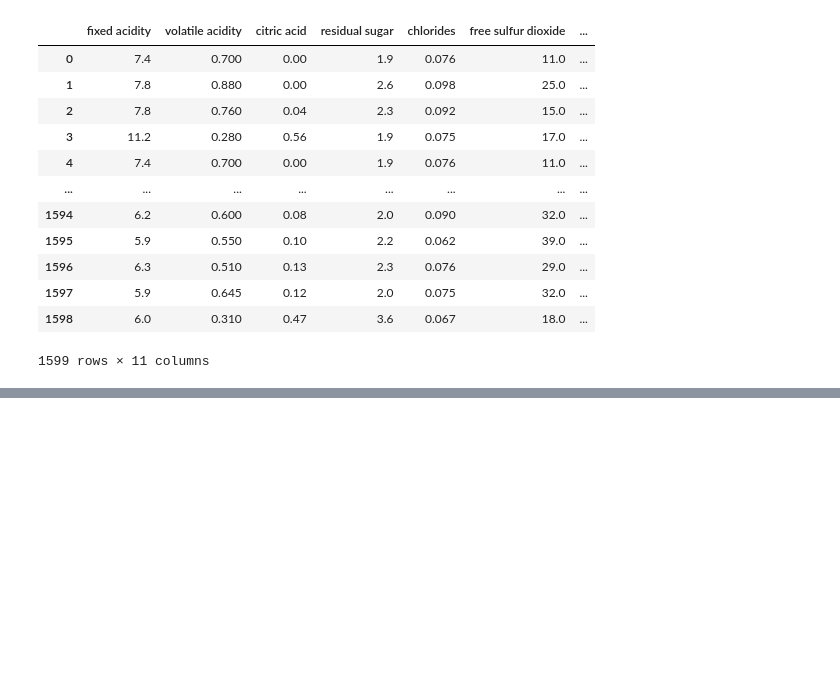
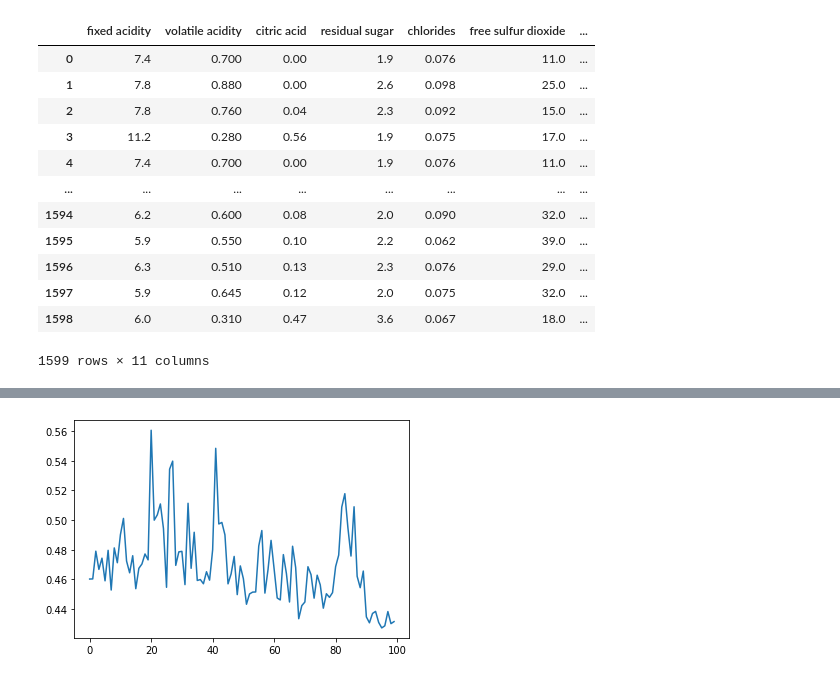
Before and after one commit to ayushsubedi/TBC_2021_deep_learning, a Jupyter notebook: 5_Stochastic_Gradient_Descent.ipynb, the cells around one changed output, grey strips where cells are left out. Cells and saved outputs as stored; diff of their text form; code cells hidden in the pictures; blank space fills up the shorter version.

```diff
--- a/5_Stochastic_Gradient_Descent.ipynb
+++ b/5_Stochastic_Gradient_Descent.ipynb
@@ -54,7 +54,7 @@ X_train, X_valid, y_train, y_valid = train_test_split(X, y)
 history = model.fit(
     np.array(X_train), np.array(y_train),
     validation_data=(np.array(X_valid), np.array(y_valid)),
-    batch_size=256,
-    epochs=10,
+    batch_size=128,
+    epochs=100,
 )
 # %% [output]
@@ -80,0 +78,5 @@ Epoch 10/10
+# %%
+history_df = pd.DataFrame(history.history)
+history_df['loss'].plot();
+# %% [output]
+[figure, added]
```
Also changed, not shown: parts of 1 cell of this notebook, 1 other file.
